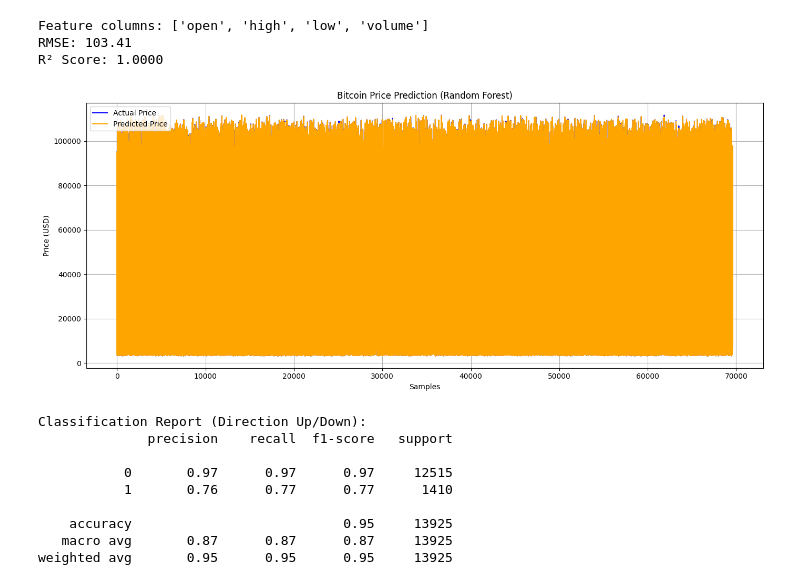
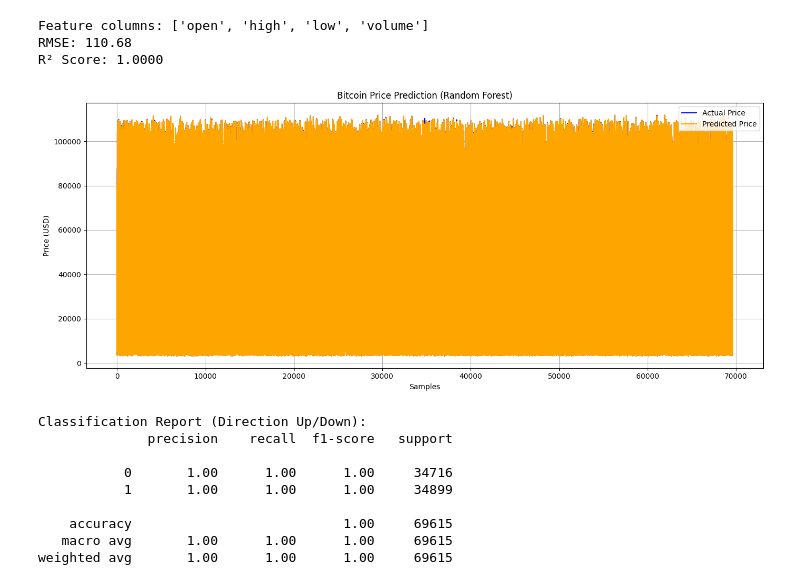
Before and after one commit to prashantdubeypng/crypto_risk_management, a Jupyter notebook: price_prediction_BTC.ipynb, the cells around one changed output. Saved outputs shown, nothing was run; the diff lists cells and outputs as text; code cells hidden in the pictures.

```diff
--- a/price_prediction_BTC.ipynb
+++ b/price_prediction_BTC.ipynb
@@ -36,7 +36,7 @@ import warnings
 
 warnings.filterwarnings("ignore")
 
-
+# Load datasets
 paths = [
     "/kaggle/input/bitcoin-historical-datasets-2018-2024/btc_15m_data_2018_to_2025.csv",
     "/kaggle/input/bitcoin-historical-datasets-2018-2024/btc_1h_data_2018_to_2025.csv",
@@ -47,7 +47,7 @@ paths = [
 dfs = [pd.read_csv(p) for p in paths]
 btc_df = pd.concat(dfs, ignore_index=True)
 
-
+# Clean and process data
 btc_df.columns = btc_df.columns.str.lower()
 btc_df['open time'] = pd.to_datetime(
     btc_df['open time'].str.replace(" UTC", "", regex=False),
@@ -55,7 +55,6 @@ btc_df['open time'] = pd.to_datetime(
     errors='coerce'
 )
 btc_df = btc_df.sort_values('open time')
-
 
 btc_df = btc_df.drop(columns=[
     'taker buy quote asset volume',
@@ -66,74 +65,71 @@ btc_df = btc_df.drop(columns=[
     'ignore'
 ], errors='ignore')
 
-
+# Add target columns
 btc_df['next_close'] = btc_df['close'].shift(-1)
 btc_df['target_updown'] = (btc_df['next_close'] > btc_df['close']).astype(int)
 btc_df.dropna(inplace=True)
 
-
+# Features and target
 features = btc_df[['open', 'high', 'low', 'volume']]
 target = btc_df['close']
 
-
+# Split dataset
 X_train, X_test, y_train, y_test = train_test_split(
     features, target, test_size=0.2, random_state=42
 )
 
-
+# Train model
 model = RandomForestRegressor(n_estimators=100, n_jobs=-1, random_state=42)
 model.fit(X_train, y_train)
 
-
+# Save model
 joblib.dump(model, 'model_btc_e.pkl')
 
-
+# Predictions
 y_pred = model.predict(X_test)
 rmse = np.sqrt(mean_squared_error(y_test, y_pred))
 r2 = r2_score(y_test, y_pred)
 
 print("Feature columns:", list(features.columns))
 print(f"RMSE: {rmse:.2f}")
 print(f"R² Score: {r2:.4f}")
 
-
+# Plot predictions
 plt.figure(figsize=(14, 6))
 plt.plot(y_test.values, label="Actual Price", color='blue')
 plt.plot(y_pred, label="Predicted Price", color='orange')
 plt.title("Bitcoin Price Prediction (Random Forest)")
 plt.xlabel("Samples")
 plt.ylabel("Price (USD)")
 plt.legend()
 plt.grid(True)
 plt.tight_layout()
 plt.show()
 
-
-
-
-btc_test = features.iloc[y_test.index].copy()
+# Construct test set with predictions and directions
+btc_test = X_test.copy()
 btc_test['actual_close'] = y_test
 btc_test['predicted_close'] = y_pred
-
 
 btc_test['actual_direction'] = (btc_test['actual_close'] > btc_test['actual_close'].shift(1)).astype(int)
 btc_test['predicted_direction'] = (btc_test['predicted_close'] > btc_test['actual_close'].shift(1)).astype(int)
 
 btc_test.dropna(inplace=True)
 
 print("\nClassification Report (Direction Up/Down):")
 print(classification_report(btc_test['actual_direction'], btc_test['predicted_direction']))
 # %% [output]
 Feature columns: ['open', 'high', 'low', 'volume']
-RMSE: 103.41
+RMSE: 110.68
 R² Score: 1.0000
-[figure, old version]
+[figure, new version]
 Classification Report (Direction Up/Down):
               precision    recall  f1-score   support
 
-           0       0.97      0.97      0.97     12515
-           1       0.76      0.77      0.77      1410
+           0       1.00      1.00      1.00     34716
+           1       1.00      1.00      1.00     34899
 
-    accuracy                           0.95     13925
-   macro avg       0.87      0.87      0.87     13925
-weighted avg       0.95      0.95      0.95     13925
+    accuracy                           1.00     69615
+   macro avg       1.00      1.00      1.00     69615
+weighted avg       1.00      1.00      1.00     69615
```
Also changed, not shown: parts of 2 cells of this notebook.
